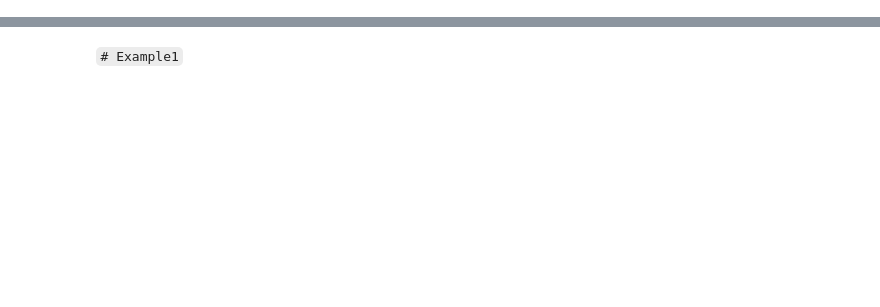
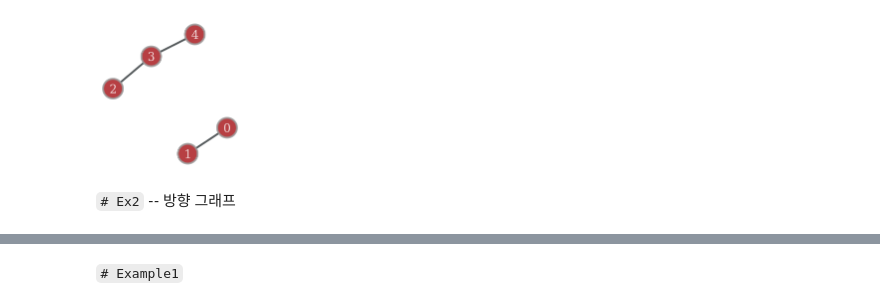
Before and after one commit to miruetoto/share, a Jupyter notebook: 001_그래프신호만들고시각화하기.ipynb, the cells around one changed output, grey strips where cells are left out. Saved outputs shown, nothing was run; the diff lists cells and outputs as text; code cells hidden in the pictures; blank space fills up the shorter version.

```diff
--- a/001_그래프신호만들고시각화하기.ipynb
+++ b/001_그래프신호만들고시각화하기.ipynb
@@ -4,0 +15,9 @@ import hsnowtrans as hst
+# %%
+hst.plot_undirected_unweighted_without_y(
+    graph,
+    node_names = [0,1,2,3,4],
+)
+# %% [output]
+[figure, added]
+# %% [markdown]
+`# Ex2` -- 방향 그래프
```
Also changed, not shown: parts of 22 cells of this notebook, 7 other files.
